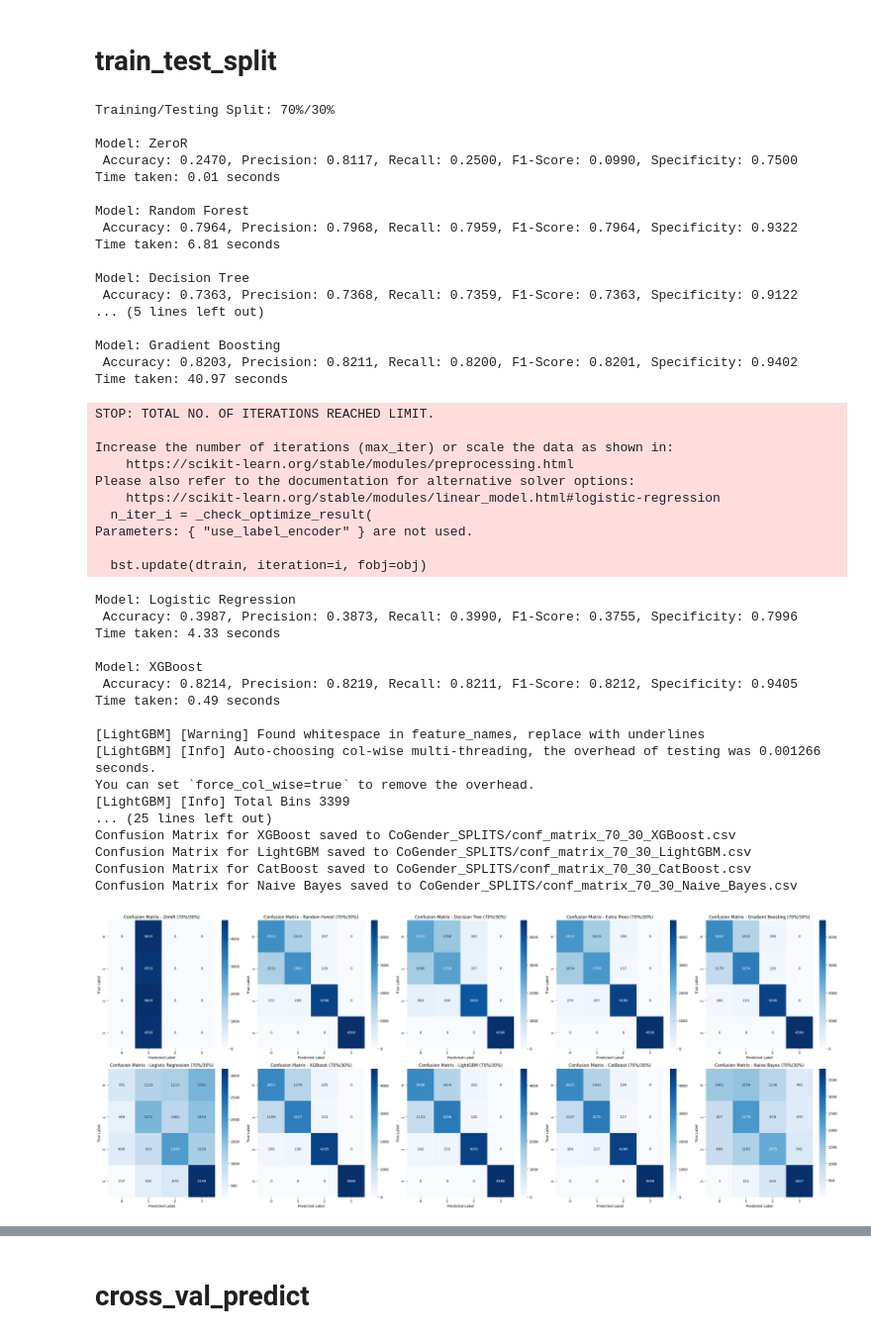
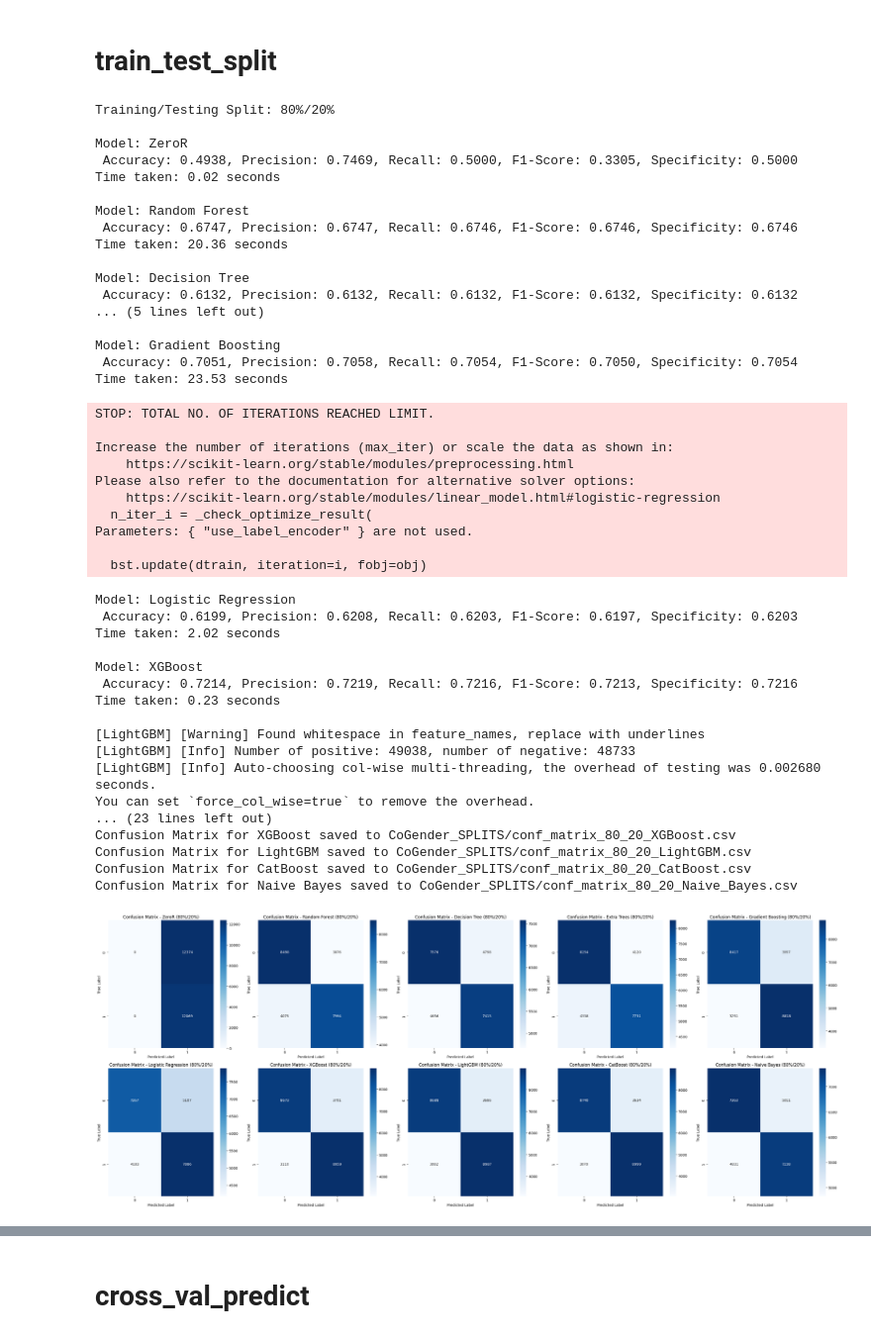
Before and after one commit to MatinMarjani/CIS890, a Jupyter notebook: Classification/CoGender_Classification.ipynb, the cells around one changed output, grey strips where cells are left out. Shown: that part at 99% size. Cells and saved outputs as stored; diff of their text form; code cells hidden in the pictures.

```diff
--- a/Classification/CoGender_Classification.ipynb
+++ b/Classification/CoGender_Classification.ipynb
@@ -31,7 +31,7 @@ from sklearn.preprocessing import KBinsDiscretizer
 df = pd.read_csv('../Data/Cleaned_data_Inflation_Adjusted_.csv')
 print(df['CoGender'].value_counts())
 
-# df = df[df['BoGender'] != 3]
+df = df[~df['CoGender'].isin([4, 3])]
 min_count = df['CoGender'].value_counts().min()
 df = df.groupby('CoGender').sample(n=min_count, random_state=42)
 df = df.reset_index(drop=True)
@@ -59,8 +57,8 @@ X = df.drop(columns=["BoGender", "CoGender"])
 y = df["CoGender"]
 
 # splits = [(0.90, 0.10), (0.80, 0.20), (0.70, 0.30)]
-train_size = 0.70
-test_size = 0.30
+train_size = 0.80
+test_size = 0.20
 
 models = {
     "ZeroR": DummyClassifier(strategy="most_frequent"),
@@ -141,56 +139,69 @@ fig, axes = plt.subplots(2, 5, figsize=(30, 12))
 axes = axes.ravel()
 
 for i, (name, cm) in enumerate(conf_matrices.items()):
+    cm_norm = cm.astype('float') / cm.sum(axis=1)[:, np.newaxis]
+    cm_norm = np.nan_to_num(cm_norm)
+
     sns.heatmap(cm, annot=True, fmt='d', cmap='Blues', ax=axes[i])
     axes[i].set_title(f'Confusion Matrix - {name} ({train_percent}%/{test_percent}%)')
     axes[i].set_xlabel('Predicted Label')
     axes[i].set_ylabel('True Label')
 
+    plt.figure(figsize=(8, 6))
+    sns.heatmap(cm_norm, annot=True, fmt='.2f', cmap='Blues')
+    plt.title(f'Normalized Confusion Matrix - {name} ({train_percent}%/{test_percent}%)')
+    plt.xlabel('Predicted Label')
+    plt.ylabel('True Label')
+    save_path = os.path.join(results_dir, f"conf_matrix_{name.replace(' ', '_')}.png")
+    plt.tight_layout()
+    plt.savefig(save_path)
+    plt.close()
+
 plt.tight_layout()
 plt.show()
 # %% [output]
-Training/Testing Split: 70%/30%
+Training/Testing Split: 80%/20%
 
 Model: ZeroR
- Accuracy: 0.2470, Precision: 0.8117, Recall: 0.2500, F1-Score: 0.0990, Specificity: 0.7500
-Time taken: 0.01 seconds
+ Accuracy: 0.4938, Precision: 0.7469, Recall: 0.5000, F1-Score: 0.3305, Specificity: 0.5000
+Time taken: 0.02 seconds
 
 Model: Random Forest
- Accuracy: 0.7964, Precision: 0.7968, Recall: 0.7959, F1-Score: 0.7964, Specificity: 0.9322
-Time taken: 6.81 seconds
+ Accuracy: 0.6747, Precision: 0.6747, Recall: 0.6746, F1-Score: 0.6746, Specificity: 0.6746
+Time taken: 20.36 seconds
 
 Model: Decision Tree
- Accuracy: 0.7363, Precision: 0.7368, Recall: 0.7359, F1-Score: 0.7363, Specificity: 0.9122
+ Accuracy: 0.6132, Precision: 0.6132, Recall: 0.6132, F1-Score: 0.6132, Specificity: 0.6132
 ... (5 lines left out)
 
 Model: Gradient Boosting
- Accuracy: 0.8203, Precision: 0.8211, Recall: 0.8200, F1-Score: 0.8201, Specificity: 0.9402
-Time taken: 40.97 seconds
+ Accuracy: 0.7051, Precision: 0.7058, Recall: 0.7054, F1-Score: 0.7050, Specificity: 0.7054
+Time taken: 23.53 seconds
 STOP: TOTAL NO. OF ITERATIONS REACHED LIMIT.
 
 Increase the number of iterations (max_iter) or scale the data as shown in:
     https://scikit-learn.org/stable/modules/preprocessing.html
 Please also refer to the documentation for alternative solver options:
     https://scikit-learn.org/stable/modules/linear_model.html#logistic-regression
   n_iter_i = _check_optimize_result(
 Parameters: { "use_label_encoder" } are not used.
 
   bst.update(dtrain, iteration=i, fobj=obj)
 Model: Logistic Regression
- Accuracy: 0.3987, Precision: 0.3873, Recall: 0.3990, F1-Score: 0.3755, Specificity: 0.7996
-Time taken: 4.33 seconds
+ Accuracy: 0.6199, Precision: 0.6208, Recall: 0.6203, F1-Score: 0.6197, Specificity: 0.6203
+Time taken: 2.02 seconds
 
 Model: XGBoost
- Accuracy: 0.8214, Precision: 0.8219, Recall: 0.8211, F1-Score: 0.8212, Specificity: 0.9405
-Time taken: 0.49 seconds
+ Accuracy: 0.7214, Precision: 0.7219, Recall: 0.7216, F1-Score: 0.7213, Specificity: 0.7216
+Time taken: 0.23 seconds
 
 [LightGBM] [Warning] Found whitespace in feature_names, replace with underlines
-[LightGBM] [Info] Auto-choosing col-wise multi-threading, the overhead of testing was 0.001266 seconds.
+[LightGBM] [Info] Number of positive: 49038, number of negative: 48733
+[LightGBM] [Info] Auto-choosing col-wise multi-threading, the overhead of testing was 0.002680 seconds.
 You can set `force_col_wise=true` to remove the overhead.
-[LightGBM] [Info] Total Bins 3399
-... (25 lines left out)
-Confusion Matrix for XGBoost saved to CoGender_SPLITS/conf_matrix_70_30_XGBoost.csv
-Confusion Matrix for LightGBM saved to CoGender_SPLITS/conf_matrix_70_30_LightGBM.csv
-Confusion Matrix for CatBoost saved to CoGender_SPLITS/conf_matrix_70_30_CatBoost.csv
-Confusion Matrix for Naive Bayes saved to CoGender_SPLITS/conf_matrix_70_30_Naive_Bayes.csv
+... (23 lines left out)
+Confusion Matrix for XGBoost saved to CoGender_SPLITS/conf_matrix_80_20_XGBoost.csv
+Confusion Matrix for LightGBM saved to CoGender_SPLITS/conf_matrix_80_20_LightGBM.csv
+Confusion Matrix for CatBoost saved to CoGender_SPLITS/conf_matrix_80_20_CatBoost.csv
+Confusion Matrix for Naive Bayes saved to CoGender_SPLITS/conf_matrix_80_20_Naive_Bayes.csv
-[figure, old version]
+[figure, new version]
```
Also changed, not shown: parts of 4 cells of this notebook, 3 other files.
